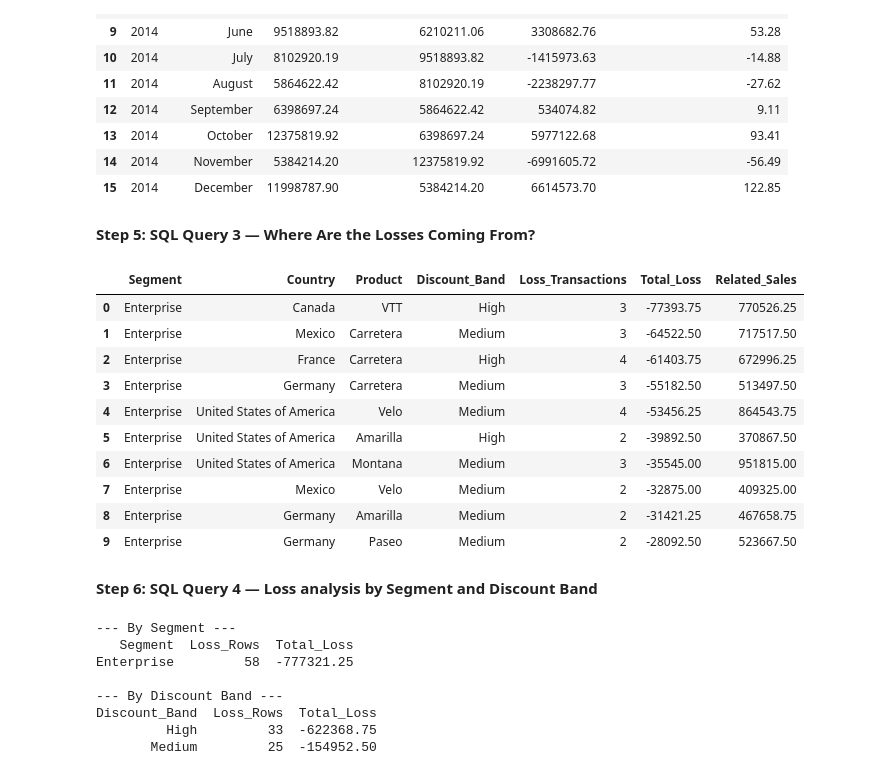
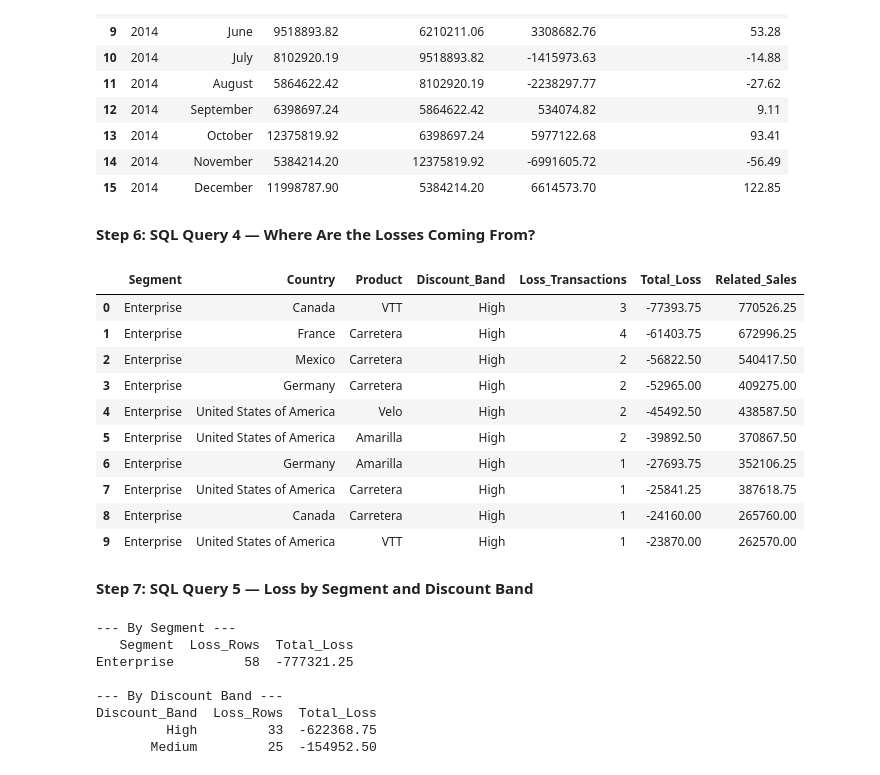
Before and after one commit to RojmaShakya/Financial-Sales-Loss-variance-Analysis, a Jupyter notebook: Finance Data Analysis.ipynb, the cells around one changed output. Drawn from its saved outputs; the diff is of its cells as text; code cells hidden in the pictures.

```diff
--- a/Finance Data Analysis.ipynb
+++ b/Finance Data Analysis.ipynb
@@ -432,37 +490,36 @@ result
 | 14 | 2014 | November | 5384214.20 | 12375819.92 | -6991605.72 | -56.49 |
 | 15 | 2014 | December | 11998787.90 | 5384214.20 | 6614573.70 | 122.85 |
 # %% [markdown]
-**Step 5: SQL Query 3 — Where Are the Losses Coming From?**
+**Step 6: SQL Query 4 — Where Are the Losses Coming From?**
 # %%
-# Investigate which Segment, Country, and Product combinations
-# are contributing most to the negative profit transactions
+#Since we found negative
 query = """
 SELECT
     Segment, Country, Product,Discount_Band,
     COUNT(*) AS Loss_Transactions,
     ROUND(SUM(Profit), 2) AS Total_Loss,
     ROUND(SUM(Sales), 2) AS Related_Sales
 FROM financials
 WHERE Profit < 0
-GROUP BY Segment, Country, Product
+GROUP BY Segment, Country, Product,Discount_Band
 ORDER BY Total_Loss ASC
 LIMIT 10;
 """
 
 result = pd.read_sql_query(query, conn)
 result
 # %% [output]
 |  | Segment | Country | Product | Discount_Band | Loss_Transactions | Total_Loss | Related_Sales |
 | 0 | Enterprise | Canada | VTT | High | 3 | -77393.75 | 770526.25 |
-| 1 | Enterprise | Mexico | Carretera | Medium | 3 | -64522.50 | 717517.50 |
-| 2 | Enterprise | France | Carretera | High | 4 | -61403.75 | 672996.25 |
-| 3 | Enterprise | Germany | Carretera | Medium | 3 | -55182.50 | 513497.50 |
-| 4 | Enterprise | United States of America | Velo | Medium | 4 | -53456.25 | 864543.75 |
+| 1 | Enterprise | France | Carretera | High | 4 | -61403.75 | 672996.25 |
+| 2 | Enterprise | Mexico | Carretera | High | 2 | -56822.50 | 540417.50 |
+| 3 | Enterprise | Germany | Carretera | High | 2 | -52965.00 | 409275.00 |
+| 4 | Enterprise | United States of America | Velo | High | 2 | -45492.50 | 438587.50 |
 | 5 | Enterprise | United States of America | Amarilla | High | 2 | -39892.50 | 370867.50 |
-| 6 | Enterprise | United States of America | Montana | Medium | 3 | -35545.00 | 951815.00 |
-| 7 | Enterprise | Mexico | Velo | Medium | 2 | -32875.00 | 409325.00 |
-| 8 | Enterprise | Germany | Amarilla | Medium | 2 | -31421.25 | 467658.75 |
-| 9 | Enterprise | Germany | Paseo | Medium | 2 | -28092.50 | 523667.50 |
+| 6 | Enterprise | Germany | Amarilla | High | 1 | -27693.75 | 352106.25 |
+| 7 | Enterprise | United States of America | Carretera | High | 1 | -25841.25 | 387618.75 |
+| 8 | Enterprise | Canada | Carretera | High | 1 | -24160.00 | 265760.00 |
+| 9 | Enterprise | United States of America | VTT | High | 1 | -23870.00 | 262570.00 |
 # %% [markdown]
-**Step 6: SQL Query 4 — Loss analysis by Segment and Discount Band**
+**Step 7: SQL Query 5 — Loss by Segment and Discount Band**
 # %%
```
Also changed, not shown: parts of 47 cells of this notebook, 2 other files.
